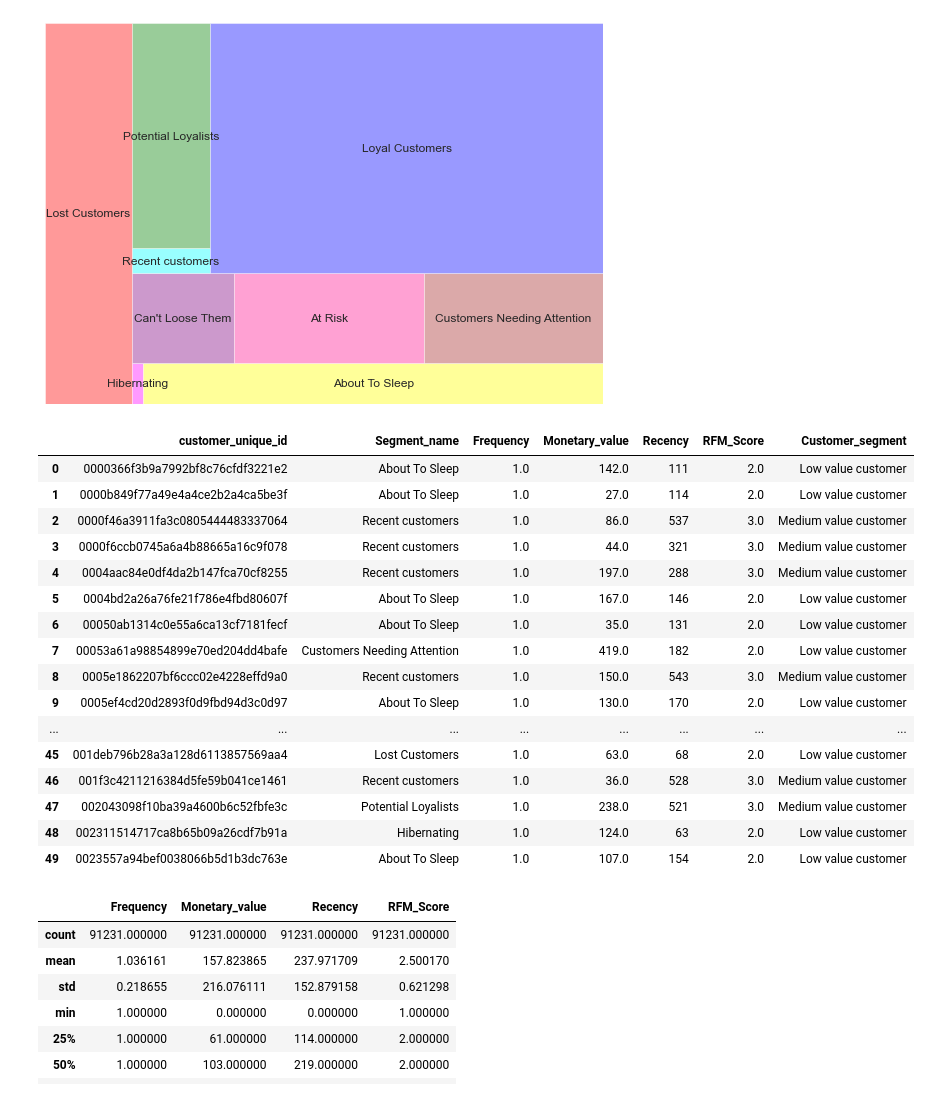
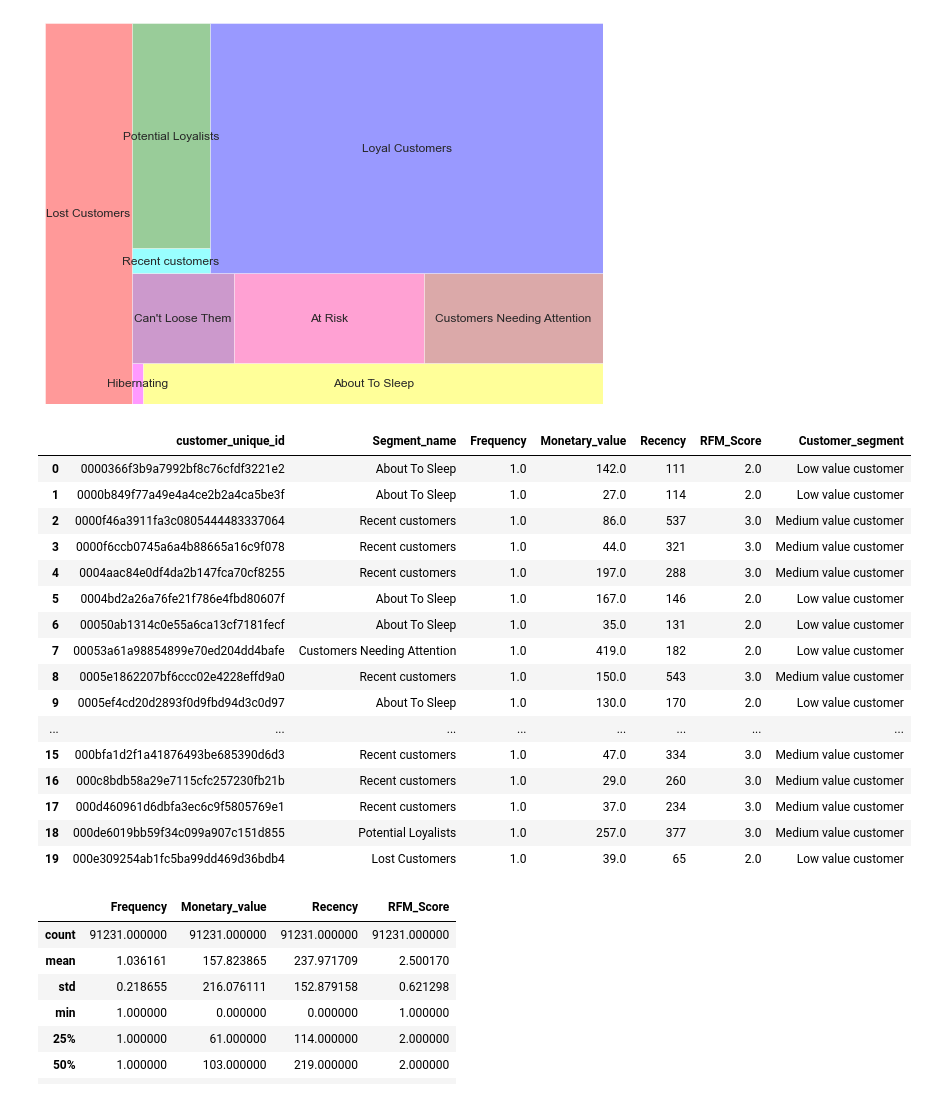
Before and after one commit to MariaDBPerez/clients_segmentation, a Jupyter notebook: project_5_RFM_segmentation.ipynb, the cells around one changed output. Cells and saved outputs as stored; diff of their text form; code cells hidden in the pictures.

```diff
--- a/project_5_RFM_segmentation.ipynb
+++ b/project_5_RFM_segmentation.ipynb
@@ -183,7 +193,12 @@ rfm_df_heuristic_method.describe()
 | 75% | 1.000000 | 175.000000 | 347.000000 | 68399.000000 | 44139.000000 | 68422.000000 | 1.000000 | 0.000000 | 0.000000 | ... |
 | max | 17.000000 | 13664.000000 | 695.000000 | 91228.000000 | 91231.000000 | 91231.000000 | 1.000000 | 1.000000 | 1.000000 | ... |
 # %%
-rfm_df_heuristic_method = rfm_df_heuristic_method.drop(columns=['R_rank', 'F_rank', 'M_rank', 'R_rank_norm', 'F_rank_norm', 'M_rank_norm'])
+rfm_df_heuristic_method = rfm_df_heuristic_method.drop(columns=['R_rank',
+                                                                'F_rank',
+                                                                'M_rank',
+                                                                'R_rank_norm',
+                                                                'F_rank_norm',
+                                                                'M_rank_norm'])
 # rfm_df.describe()
 # %%
 rfm_df_heuristic_method["Customer_segment"] = np.where(rfm_df_heuristic_method['RFM_Score'] == 5, "Top customer",
@@ -231,9 +247,8 @@ rfm_df_quintiles_method.head()
 #### Log-transform of the data to treat skewness
 # %%
 rfm_columns_for_log_transformation = ['Frequency',
-                                    'Monetary_value',
-                                    'Recency'
-                                    ]
+                                        'Monetary_value',
+                                        'Recency']
 # %%
 for col in rfm_df_quintiles_method.columns:
     if col in rfm_columns_for_log_transformation:
@@ -323,19 +340,15 @@ def FMScore(x,p,d):
 # %% [markdown]
 We will create a dataframe with the RFM score.
 # %%
-rfm_df_quintiles_method['R_score'] = rfm_df_quintiles_method['Recency'].apply(RScore,
-                                                             args=('Recency',quintiles)
-                                                            )
-rfm_df_quintiles_method['F_score'] = rfm_df_quintiles_method['Frequency'].apply(FMScore,
-                                                               args=('Frequency',quintiles)
-                                                              )
-rfm_df_quintiles_method['M_score'] = rfm_df_quintiles_method['Monetary_value'].apply(FMScore,
-                                                                    args=('Monetary_value',quintiles)
-                                                                   )
+rfm_df_quintiles_method['R_score'] = rfm_df_quintiles_method['Recency'].apply(RScore, args=('Recency',quintiles))
 
-rfm_df_quintiles_method['RFM_Score'] = (rfm_df_quintiles_method["R_score"].astype(str)).\
-                                str.cat(rfm_df_quintiles_method["F_score"].astype(str)).\
-                                str.cat(rfm_df_quintiles_method["M_score"].astype(str))
+rfm_df_quintiles_method['F_score'] = rfm_df_quintiles_method['Frequency'].apply(FMScore, args=('Frequency',quintiles))
+
+rfm_df_quintiles_method['M_score'] = rfm_df_quintiles_method['Monetary_value'].apply(FMScore, args=('Monetary_value',quintiles))
+
+rfm_df_quintiles_method['RFM_Score'] = (rfm_df_quintiles_method["R_score"].astype(str)) \
+                                        .str.cat(rfm_df_quintiles_method["F_score"].astype(str)) \
+                                        .str.cat(rfm_df_quintiles_method["M_score"].astype(str))
 
 rfm_df_quintiles_method.head()
 # %% [output]
@@ -464,29 +487,36 @@ plt.show()
 # %%
 rfm_new_df_for_new_merge = rfm_new_df_quintiles_method.copy()
 # %%
-rfm_new_df_for_new_merge = rfm_new_df_for_new_merge.drop(columns=['Frequency', 'Monetary_value', 'Recency', 'R_score', 'F_score', 'M_score', 'RFM_Score', 'FM_score'])
+rfm_new_df_for_new_merge = rfm_new_df_for_new_merge.drop(columns=['Frequency',
+                                                                    'Monetary_value',
+                                                                    'Recency',
+                                                                    'R_score',
+                                                                    'F_score',
+                                                                    'M_score',
+                                                                    'RFM_Score',
+                                                                    'FM_score'])
 # %%
 rfm_new_df_for_automatic_segmentation = pd.merge(rfm_new_df_for_new_merge, rfm_df_heuristic_method, on='customer_unique_id')
 # %%
-rfm_new_df_for_automatic_segmentation.head(50)
+rfm_new_df_for_automatic_segmentation.head(20)
 # %% [output]
 |  | customer_unique_id | Segment_name | Frequency | Monetary_value | Recency | RFM_Score | Customer_segment |
 | 0 | 0000366f3b9a7992bf8c76cfdf3221e2 | About To Sleep | 1.0 | 142.0 | 111 | 2.0 | Low value customer |
 | 1 | 0000b849f77a49e4a4ce2b2a4ca5be3f | About To Sleep | 1.0 | 27.0 | 114 | 2.0 | Low value customer |
 | 2 | 0000f46a3911fa3c0805444483337064 | Recent customers | 1.0 | 86.0 | 537 | 3.0 | Medium value customer |
 | 3 | 0000f6ccb0745a6a4b88665a16c9f078 | Recent customers | 1.0 | 44.0 | 321 | 3.0 | Medium value customer |
 | 4 | 0004aac84e0df4da2b147fca70cf8255 | Recent customers | 1.0 | 197.0 | 288 | 3.0 | Medium value customer |
 | 5 | 0004bd2a26a76fe21f786e4fbd80607f | About To Sleep | 1.0 | 167.0 | 146 | 2.0 | Low value customer |
 | 6 | 00050ab1314c0e55a6ca13cf7181fecf | About To Sleep | 1.0 | 35.0 | 131 | 2.0 | Low value customer |
 | 7 | 00053a61a98854899e70ed204dd4bafe | Customers Needing Attention | 1.0 | 419.0 | 182 | 2.0 | Low value customer |
 | 8 | 0005e1862207bf6ccc02e4228effd9a0 | Recent customers | 1.0 | 150.0 | 543 | 3.0 | Medium value customer |
 | 9 | 0005ef4cd20d2893f0d9fbd94d3c0d97 | About To Sleep | 1.0 | 130.0 | 170 | 2.0 | Low value customer |
 | ... | ... | ... | ... | ... | ... | ... | ... |
-| 45 | 001deb796b28a3a128d6113857569aa4 | Lost Customers | 1.0 | 63.0 | 68 | 2.0 | Low value customer |
-| 46 | 001f3c4211216384d5fe59b041ce1461 | Recent customers | 1.0 | 36.0 | 528 | 3.0 | Medium value customer |
-| 47 | 002043098f10ba39a4600b6c52fbfe3c | Potential Loyalists | 1.0 | 238.0 | 521 | 3.0 | Medium value customer |
-| 48 | 002311514717ca8b65b09a26cdf7b91a | Hibernating | 1.0 | 124.0 | 63 | 2.0 | Low value customer |
-| 49 | 0023557a94bef0038066b5d1b3dc763e | About To Sleep | 1.0 | 107.0 | 154 | 2.0 | Low value customer |
+| 15 | 000bfa1d2f1a41876493be685390d6d3 | Recent customers | 1.0 | 47.0 | 334 | 3.0 | Medium value customer |
+| 16 | 000c8bdb58a29e7115cfc257230fb21b | Recent customers | 1.0 | 29.0 | 260 | 3.0 | Medium value customer |
+| 17 | 000d460961d6dbfa3ec6c9f5805769e1 | Recent customers | 1.0 | 37.0 | 234 | 3.0 | Medium value customer |
+| 18 | 000de6019bb59f34c099a907c151d855 | Potential Loyalists | 1.0 | 257.0 | 377 | 3.0 | Medium value customer |
+| 19 | 000e309254ab1fc5ba99dd469d36bdb4 | Lost Customers | 1.0 | 39.0 | 65 | 2.0 | Low value customer |
 # %%
 rfm_new_df_for_automatic_segmentation.describe()
 # %% [output]
```
Also changed, not shown: parts of 18 cells of this notebook, 1 other file.
